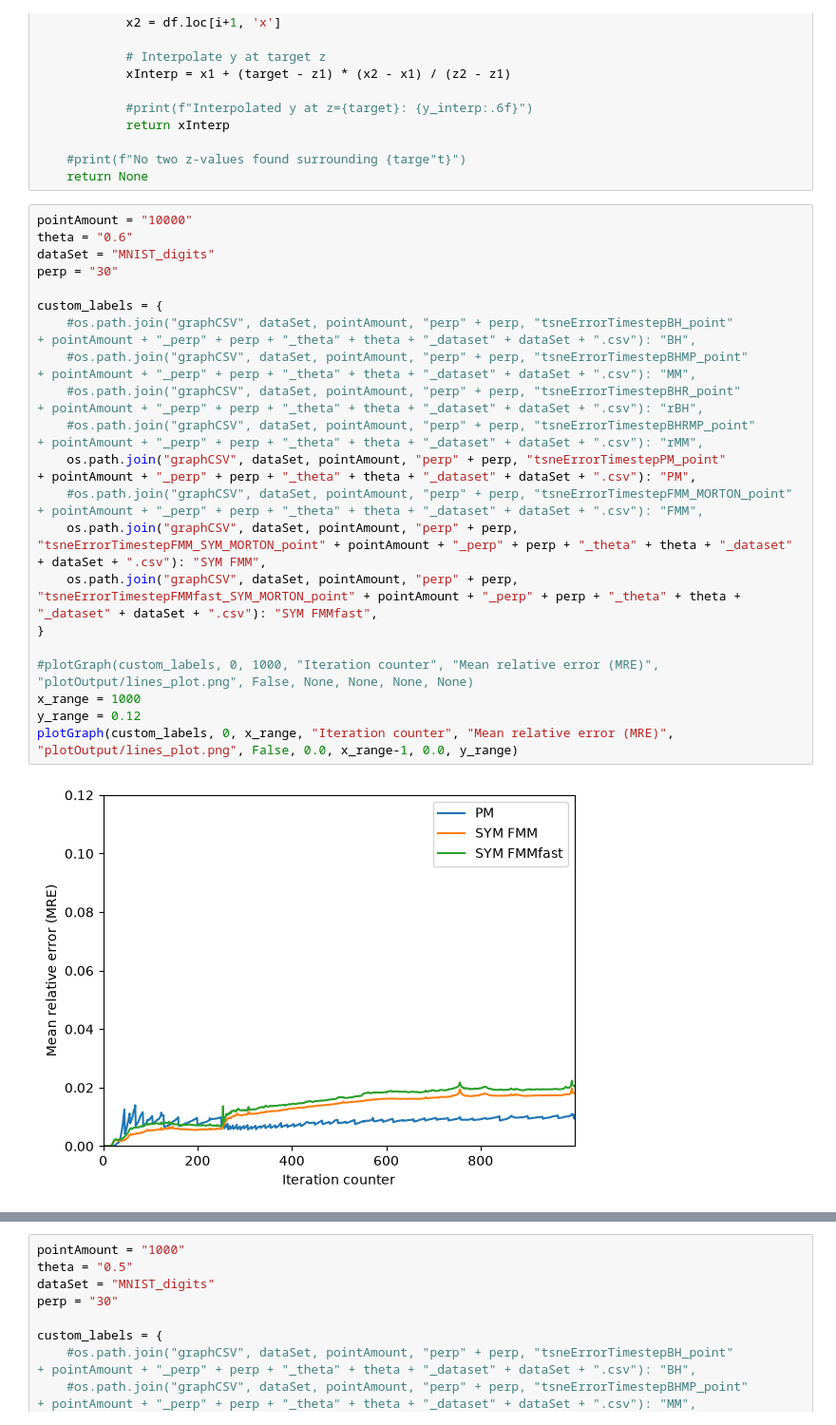
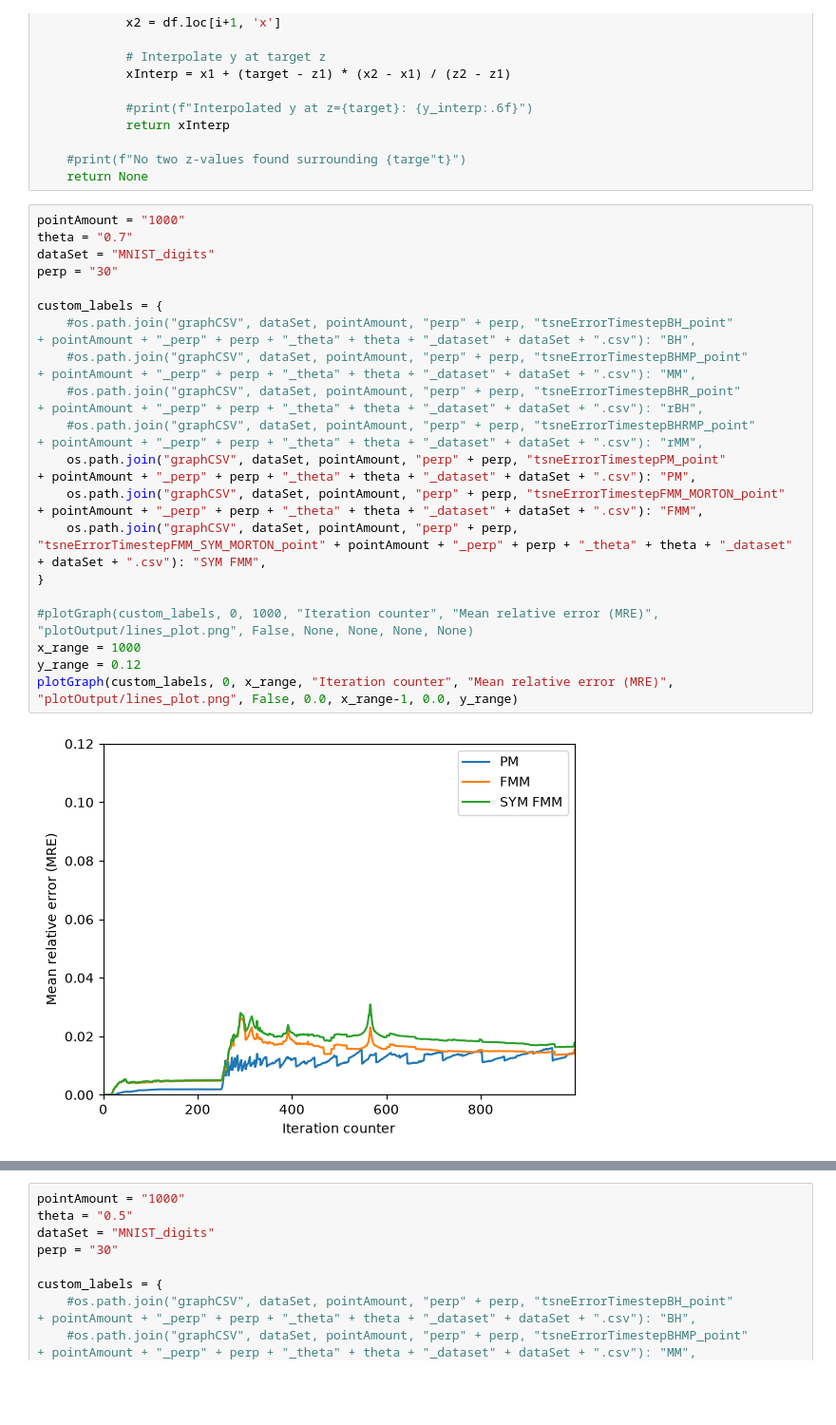
Before and after one commit to LucasFurer/FMM_tSNE, a Jupyter notebook: grapher.ipynb, the cells around one changed output, grey strips where cells are left out. Shown at 95% size. Cells and saved outputs as stored; diff of their text form; blank space fills up the shorter version.

```diff
--- a/grapher.ipynb
+++ b/grapher.ipynb
@@ -224,28 +224,27 @@ def findTime(csvPath, target=1.0):
     #print(f"No two z-values found surrounding {targe"t}")
     return None
 # %%
-pointAmount = "10000"
-theta = "0.6"
+pointAmount = "1000"
+theta = "0.7"
 dataSet = "MNIST_digits"
 perp = "30"
 
 custom_labels = {
     #os.path.join("graphCSV", dataSet, pointAmount, "perp" + perp, "tsneErrorTimestepBH_point"             + pointAmount + "_perp" + perp + "_theta" + theta + "_dataset" + dataSet + ".csv"): "BH",
     #os.path.join("graphCSV", dataSet, pointAmount, "perp" + perp, "tsneErrorTimestepBHMP_point"           + pointAmount + "_perp" + perp + "_theta" + theta + "_dataset" + dataSet + ".csv"): "MM",
     #os.path.join("graphCSV", dataSet, pointAmount, "perp" + perp, "tsneErrorTimestepBHR_point"            + pointAmount + "_perp" + perp + "_theta" + theta + "_dataset" + dataSet + ".csv"): "rBH",
     #os.path.join("graphCSV", dataSet, pointAmount, "perp" + perp, "tsneErrorTimestepBHRMP_point"          + pointAmount + "_perp" + perp + "_theta" + theta + "_dataset" + dataSet + ".csv"): "rMM",
     os.path.join("graphCSV", dataSet, pointAmount, "perp" + perp, "tsneErrorTimestepPM_point"             + pointAmount + "_perp" + perp + "_theta" + theta + "_dataset" + dataSet + ".csv"): "PM",
-    #os.path.join("graphCSV", dataSet, pointAmount, "perp" + perp, "tsneErrorTimestepFMM_MORTON_point"     + pointAmount + "_perp" + perp + "_theta" + theta + "_dataset" + dataSet + ".csv"): "FMM",
+    os.path.join("graphCSV", dataSet, pointAmount, "perp" + perp, "tsneErrorTimestepFMM_MORTON_point"     + pointAmount + "_perp" + perp + "_theta" + theta + "_dataset" + dataSet + ".csv"): "FMM",
     os.path.join("graphCSV", dataSet, pointAmount, "perp" + perp, "tsneErrorTimestepFMM_SYM_MORTON_point" + pointAmount + "_perp" + perp + "_theta" + theta + "_dataset" + dataSet + ".csv"): "SYM FMM",
-    os.path.join("graphCSV", dataSet, pointAmount, "perp" + perp, "tsneErrorTimestepFMMfast_SYM_MORTON_point" + pointAmount + "_perp" + perp + "_theta" + theta + "_dataset" + dataSet + ".csv"): "SYM FMMfast",
 }
 
 #plotGraph(custom_labels, 0, 1000, "Iteration counter", "Mean relative error (MRE)", "plotOutput/lines_plot.png", False, None, None, None, None)
 x_range = 1000
 y_range = 0.12
 plotGraph(custom_labels, 0, x_range, "Iteration counter", "Mean relative error (MRE)", "plotOutput/lines_plot.png", False, 0.0, x_range-1, 0.0, y_range)
 # %% [output]
-[figure, old version]
+[figure, new version]
 # %%
 pointAmount = "10000"
 theta = "1"
```
Also changed, not shown: parts of 2 cells of this notebook, 13 other files.
